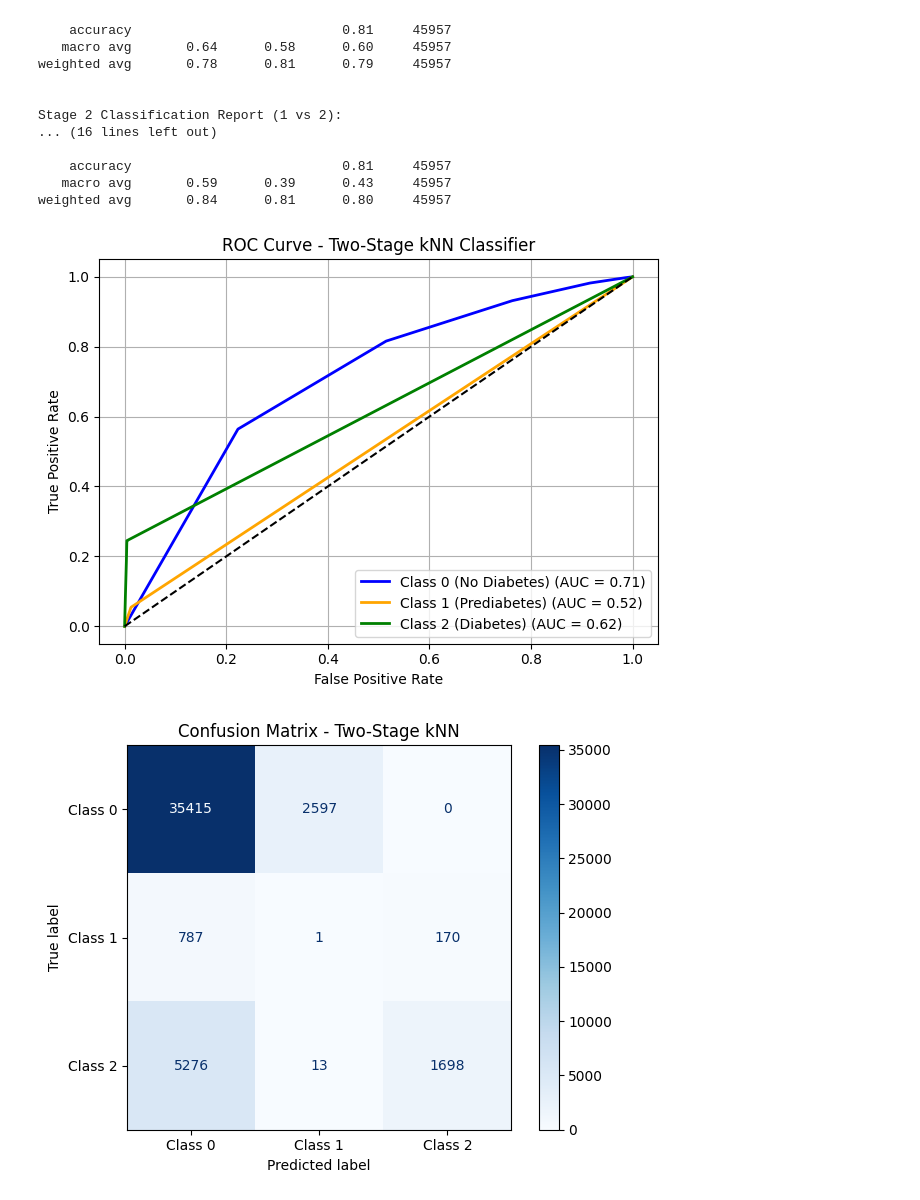
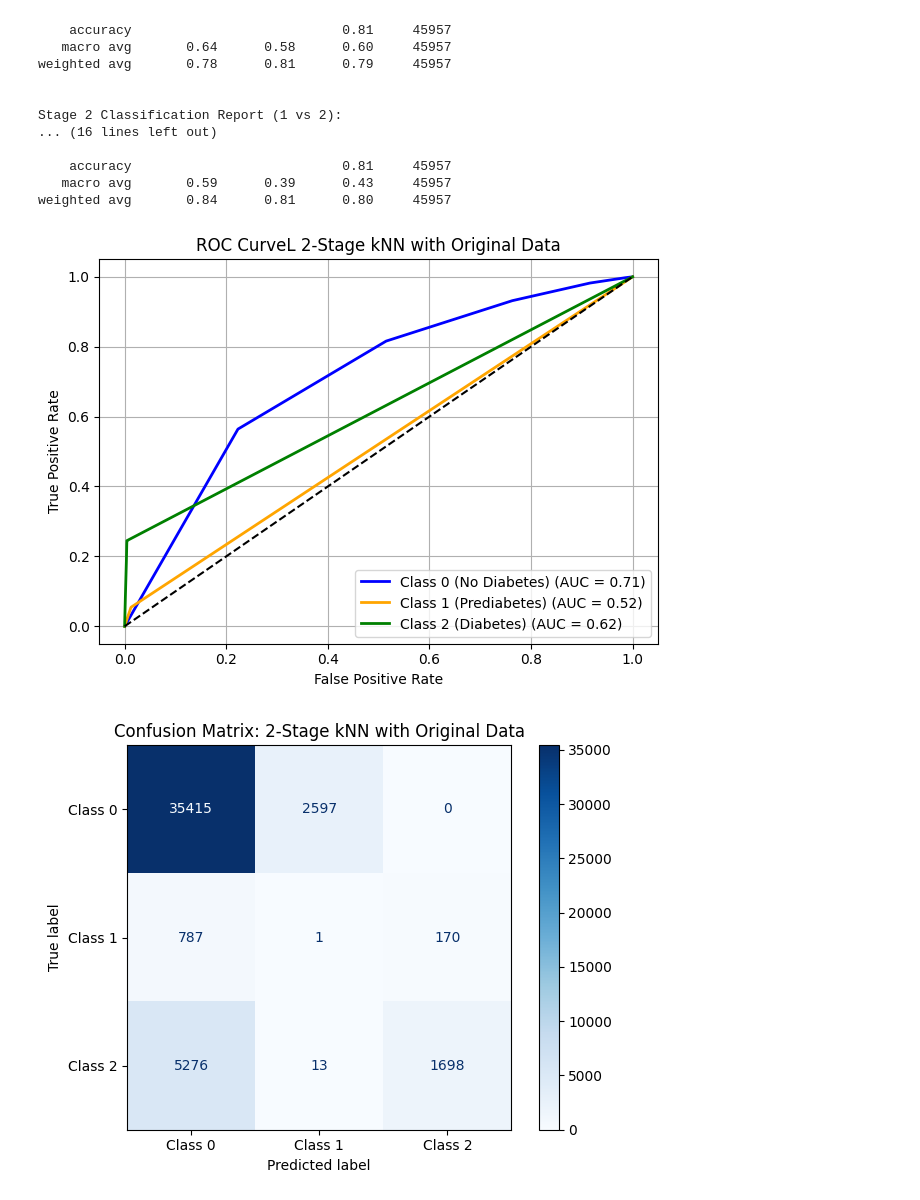
Before and after one commit to YaroslawBagriy/DiabetesRiskClassifier, a Jupyter notebook: notebooks/03_knn_modeling.ipynb, the cells around one changed output. Drawn from its saved outputs; the diff is of its cells as text; code cells hidden in the pictures.

```diff
--- a/notebooks/03_knn_modeling.ipynb
+++ b/notebooks/03_knn_modeling.ipynb
@@ -256,22 +256,22 @@ for i in range(3):
 plt.plot([0, 1], [0, 1], 'k--')
 plt.xlabel("False Positive Rate")
 plt.ylabel("True Positive Rate")
-plt.title("ROC Curve - Two-Stage kNN Classifier")
+plt.title("ROC CurveL 2-Stage kNN with Original Data")
 plt.legend(loc="lower right")
 plt.grid(True)
 plt.tight_layout()
 plt.show()
 # %% [output]
-[figure, old version]
+[figure, new version]
 # %%
 # Confusion matrix
 cm = confusion_matrix(y_test_full, y_pred_final, labels=[0, 1, 2])
 
 disp = ConfusionMatrixDisplay(confusion_matrix=cm, display_labels=["Class 0", "Class 1", "Class 2"])
 disp.plot(cmap=plt.cm.Blues, values_format='d')
-plt.title("Confusion Matrix - Two-Stage kNN")
+plt.title("Confusion Matrix: 2-Stage kNN with Original Data")
 plt.grid(False)
 plt.tight_layout()
 plt.show()
 # %% [output]
-[figure, old version]
+[figure, new version]
```
Also changed, not shown: parts of 3 cells of this notebook, 3 other files.
